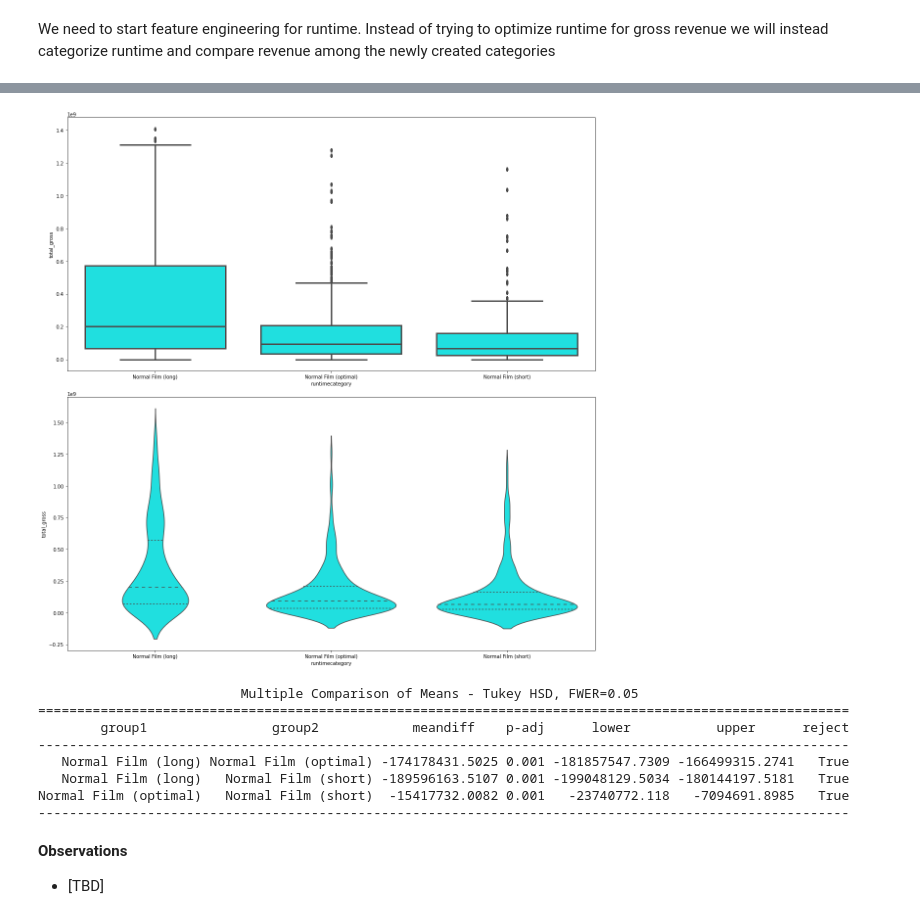
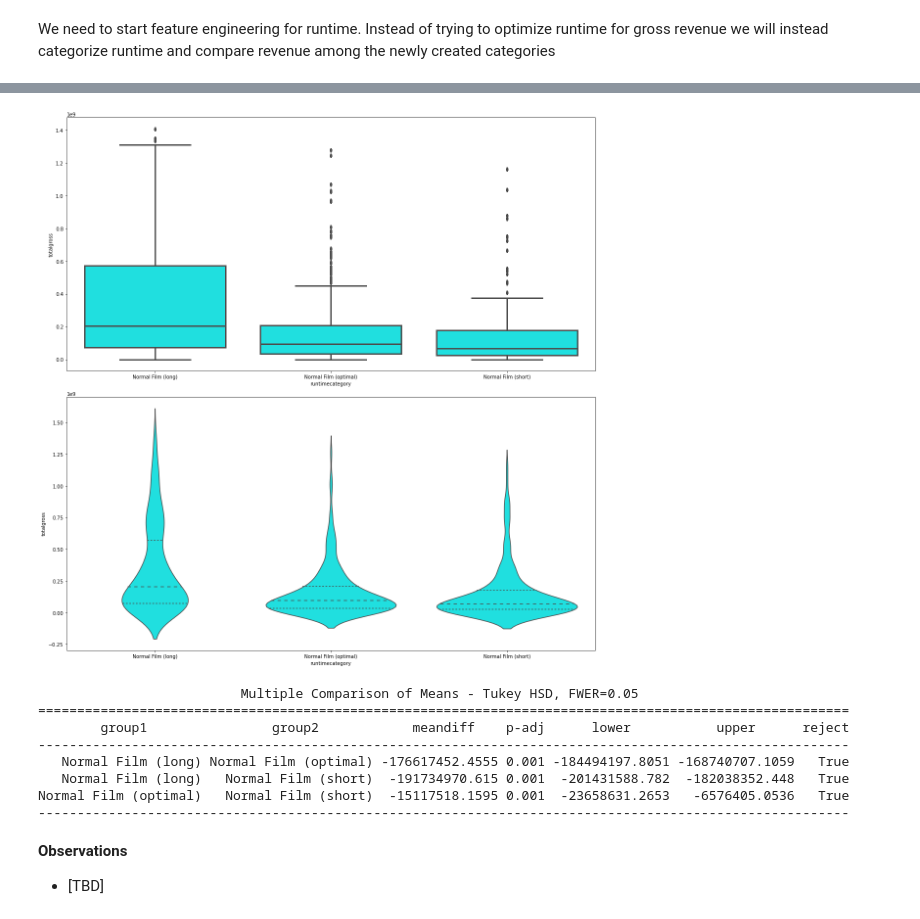
Before and after one commit to learn-co-curriculum/dsc-phase-2-project-v3, a Jupyter notebook: index.ipynb, the cells around one changed output, grey strips where cells are left out. Cells and saved outputs as stored; diff of their text form; code cells hidden in the pictures.

Commit message:
added us gross column filtered region nulls, fully filtered column names with underscores must fix filter

```diff
--- a/index.ipynb
+++ b/index.ipynb
@@ -368,0 +389,2 @@ df_clean.head()
+# %%
+df_clean['totalgrossusa'] = df_clean['region'].map(lambda x: 'totalgross' if 'US' in x else 'dif_curency')
@@ -369,3 +400,5 @@ df_clean.head()
 # %% [markdown]
 ##### Genre Cleaning
 Splitting up the Genres into new columns for multiple genre movies and dropping Null Values;
+# %%
+df_clean = df_clean.dropna(subset=['genres'])
@@ -388,5 +423,5 @@ df_clean['genres'].str.rsplit(",", expand=True)
 # %%
-df_clean[['genre_1', 'genre_2', 'genre_3']] = df_clean['genres'].str.rsplit(",", expand=True)
+df_clean[['genre1', 'genre2', 'genre3']] = df_clean['genres'].str.rsplit(",", expand=True)
 # %% [markdown]
 <br>
 Checking;
@@ -542,7 +546,7 @@ What we found:
 - Explore how ratings is related to gross
 # %%
 # Update the revenue filter to only include good values
-has_rev_filter = df_clean['total_gross'] != -999999
+has_rev_filter = df_clean['totalgross'] != -999999
 # %% [markdown]
 ### Data Freshness
 # %%
@@ -805,42 +809,42 @@ Name: runtimecategory, dtype: int64
 # %%
 # Visualize the distributions
 fig, (ax0,ax1) = plt.subplots(nrows=2, figsize=(16, 16))
 
 sns.boxplot(
     x="runtimecategory",
-    y="total_gross",
+    y="totalgross",
     data=df_clean[has_rev_filter],
     ax=ax0,
     color='aqua',
     linewidth=3
 )
 
 
 
 sns.violinplot(
     x="runtimecategory",
-    y="total_gross",
+    y="totalgross",
     data=df_clean[has_rev_filter],
     ax=ax1,
     color='aqua',
     inner="quartile",  # Seeing the mean and quartiles
     bw=.3              # How much smoothing do we use
 )
 
 plt.tight_layout();
 # %% [output]
-[figure, old version]
+[figure, new version]
 # %%
 # Check for significant differences between the four categories
-print(pairwise_tukeyhsd(df_clean[has_rev_filter]['total_gross'], df_clean[has_rev_filter]['runtimecategory']))
+print(pairwise_tukeyhsd(df_clean[has_rev_filter]['totalgross'], df_clean[has_rev_filter]['runtimecategory']))
 # %% [output]
                           Multiple Comparison of Means - Tukey HSD, FWER=0.05
 ========================================================================================================
         group1                group2            meandiff    p-adj      lower           upper      reject
 --------------------------------------------------------------------------------------------------------
-   Normal Film (long) Normal Film (optimal) -174178431.5025 0.001 -181857547.7309 -166499315.2741   True
-   Normal Film (long)   Normal Film (short) -189596163.5107 0.001 -199048129.5034 -180144197.5181   True
-Normal Film (optimal)   Normal Film (short)  -15417732.0082 0.001   -23740772.118   -7094691.8985   True
+   Normal Film (long) Normal Film (optimal) -176617452.4555 0.001 -184494197.8051 -168740707.1059   True
+   Normal Film (long)   Normal Film (short)  -191734970.615 0.001  -201431588.782  -182038352.448   True
+Normal Film (optimal)   Normal Film (short)  -15117518.1595 0.001  -23658631.2653   -6576405.0536   True
 --------------------------------------------------------------------------------------------------------
 # %% [markdown]
 **Observations**
```
Also changed, not shown: parts of 47 cells of this notebook.
